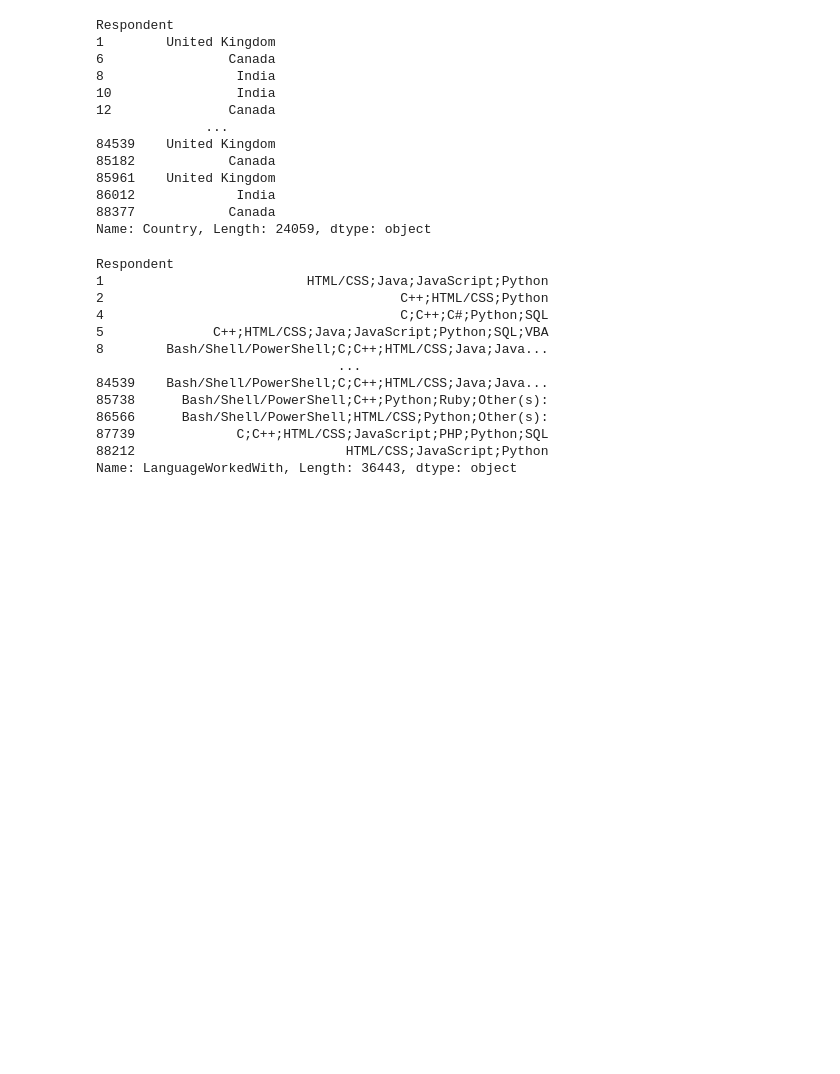
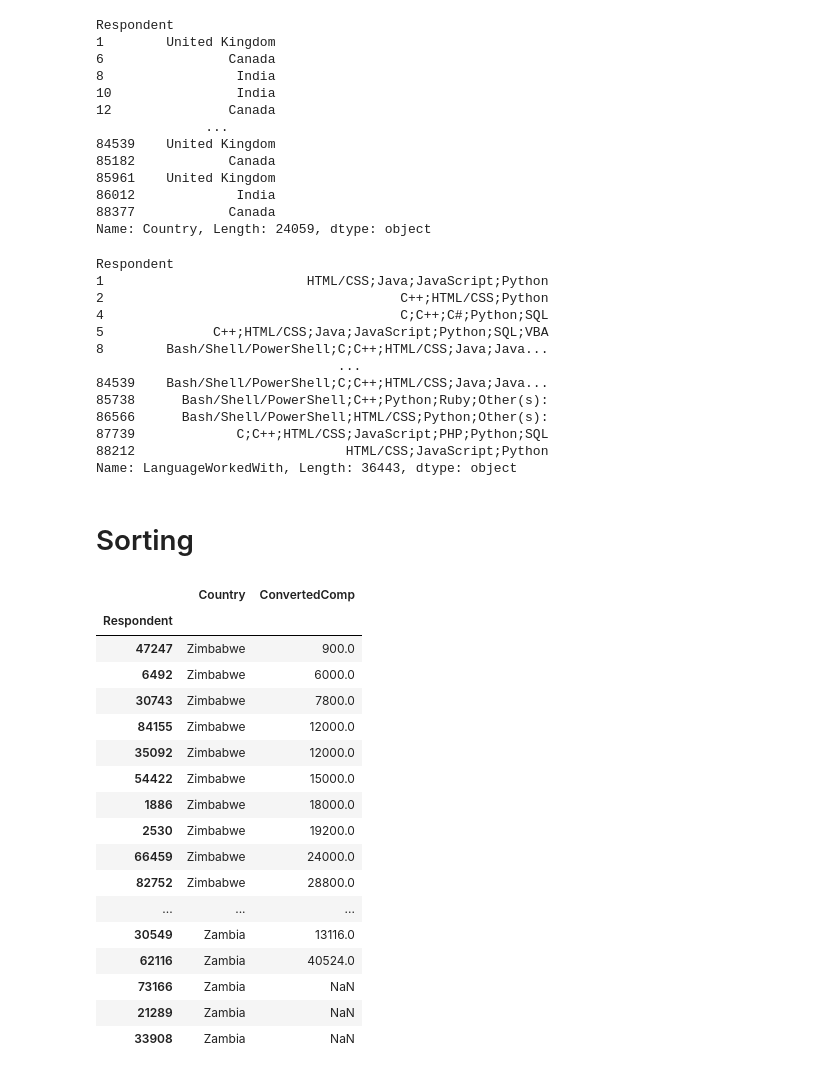
Before and after one commit to aynandu/Pandas-Numpy-OpenCV, a Jupyter notebook: Pandas/Lesson01.ipynb, the cells around one changed output. Cells and saved outputs as stored; diff of their text form; code cells hidden in the pictures; blank space fills up the shorter version.

Commit message:
Sorting

```diff
--- a/Pandas/Lesson01.ipynb
+++ b/Pandas/Lesson01.ipynb
@@ -184,3 +194,6 @@ Respondent
 87739             C;C++;HTML/CSS;JavaScript;PHP;Python;SQL
 88212                           HTML/CSS;JavaScript;Python
 Name: LanguageWorkedWith, Length: 36443, dtype: object
+# %% [markdown]
+Sorting
+=
@@ -186,0 +204,21 @@ Name: LanguageWorkedWith, Length: 36443, dtype: object
+# %%
+df[['Country','ConvertedComp']].head(50)
+# %% [output]
+|  | Country | ConvertedComp |
+| Respondent |  |  |
+| 47247 | Zimbabwe | 900.0 |
+| 6492 | Zimbabwe | 6000.0 |
+| 30743 | Zimbabwe | 7800.0 |
+| 84155 | Zimbabwe | 12000.0 |
+| 35092 | Zimbabwe | 12000.0 |
+| 54422 | Zimbabwe | 15000.0 |
+| 1886 | Zimbabwe | 18000.0 |
+| 2530 | Zimbabwe | 19200.0 |
+| 66459 | Zimbabwe | 24000.0 |
+| 82752 | Zimbabwe | 28800.0 |
+| ... | ... | ... |
+| 30549 | Zambia | 13116.0 |
+| 62116 | Zambia | 40524.0 |
+| 73166 | Zambia | NaN |
+| 21289 | Zambia | NaN |
+| 33908 | Zambia | NaN |
```
Also changed, not shown: parts of 6 cells of this notebook, 1 other file.
